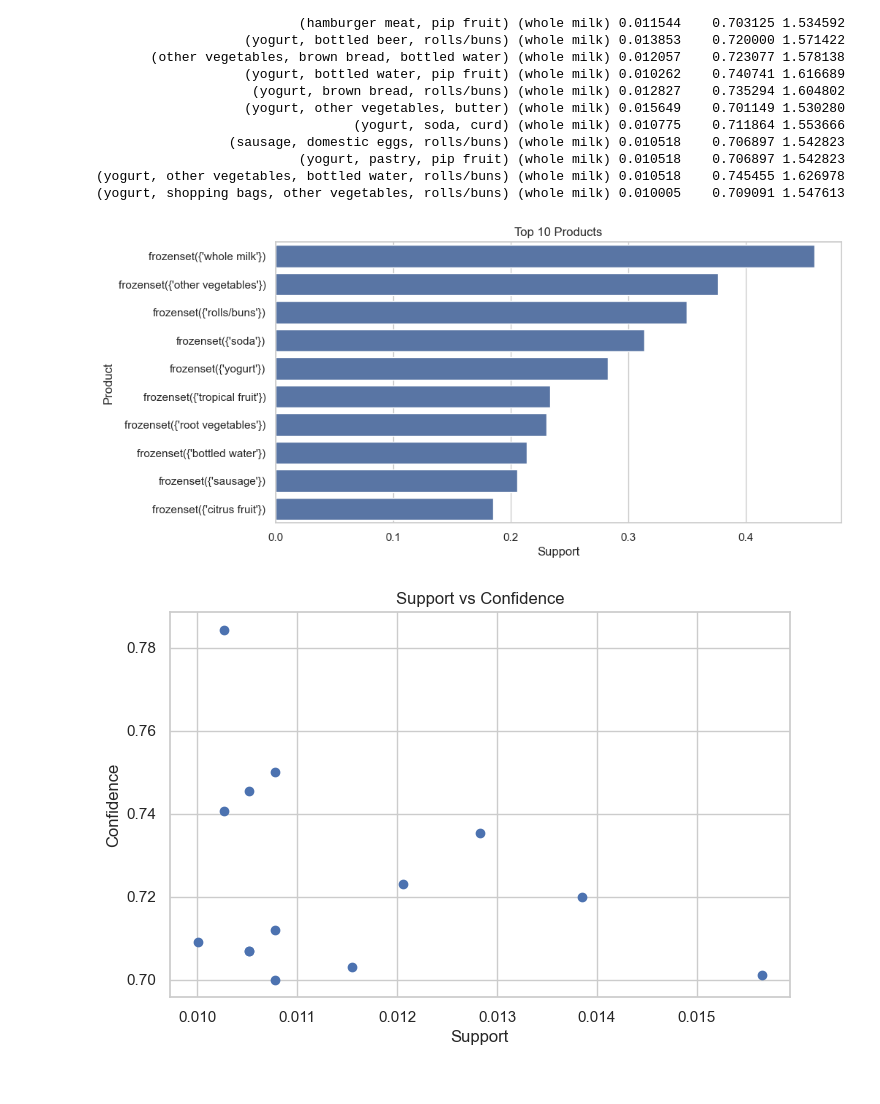
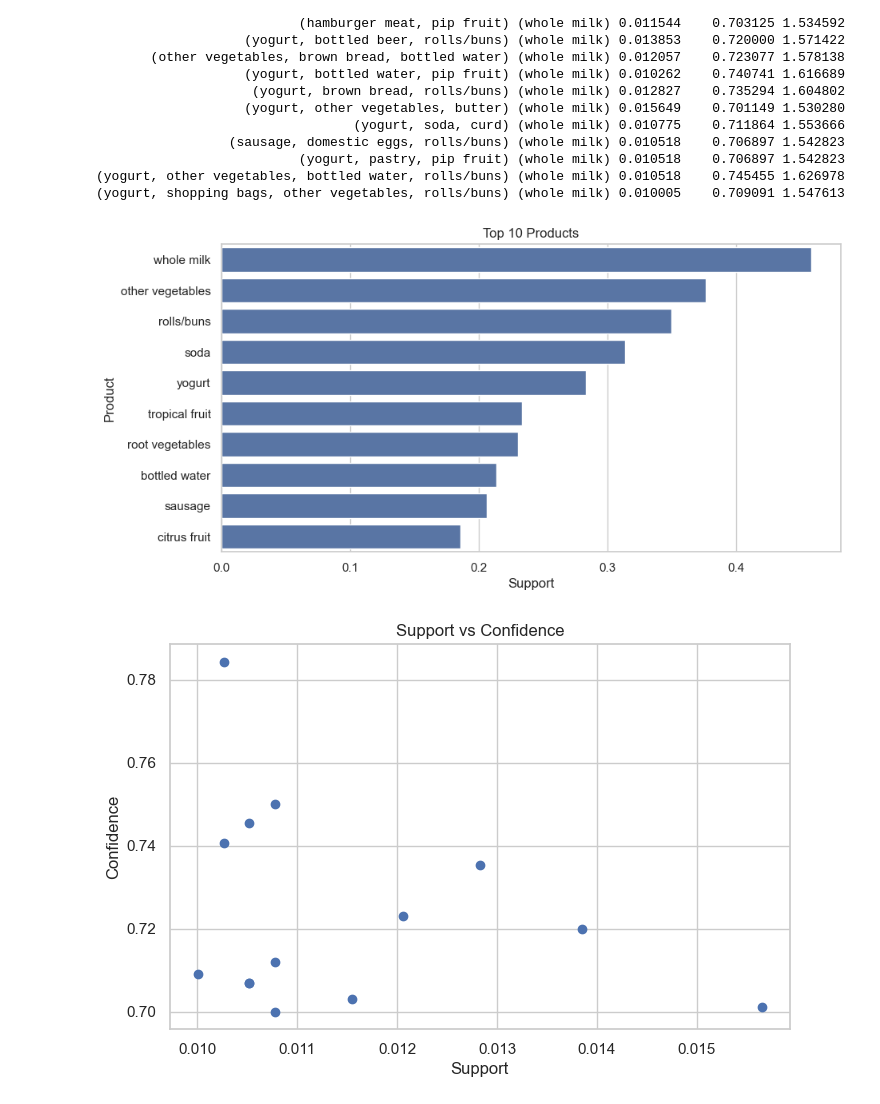
Before and after one commit to sahilkavishka/data_mining_1, a Jupyter notebook: project_1.ipynb, the cells around one changed output. Cells and saved outputs as stored; diff of their text form; code cells hidden in the pictures.

Commit message:
chore: update notebook and output visualization

```diff
--- a/project_1.ipynb
+++ b/project_1.ipynb
@@ -103,34 +103,28 @@ print(clean_rules.to_string(index=False))
 (yogurt, other vegetables, bottled water, rolls/buns) (whole milk) 0.010518    0.745455 1.626978
 (yogurt, shopping bags, other vegetables, rolls/buns) (whole milk) 0.010005    0.709091 1.547613
 # %%
-
 # Find single items only
 frequent_itemsets['length'] = frequent_itemsets['itemsets'].str.len()
 
-single_items = frequent_itemsets[frequent_itemsets['length'] == 1
-]
+single_items = frequent_itemsets[frequent_itemsets['length'] == 1]
 
 # Get top 10 items
-top_10 = single_items.sort_values(by='support',ascending=False).head(10)
+top_10 = single_items.sort_values(by='support', ascending=False).head(10)
 
-# Convert item names to text
-top_10['name'] = top_10['itemsets'].astype(str)
+# Extract item name from frozenset
+top_10['name'] = top_10['itemsets'].apply(lambda x: list(x)[0])
 
-# Create bar chart
+# Plot
 plt.figure(figsize=(10, 5))
+sns.barplot(data=top_10, x='support', y='name')
 
-sns.barplot(data=top_10,x='support',y='name')
-
-# Titles
 plt.title('Top 10 Products')
-
 plt.xlabel('Support')
 plt.ylabel('Product')
 
-# Show chart
 plt.show()
 # %% [output]
-[figure, old version]
+[figure, new version]
 # %%
 # Scatter Plot
 plt.figure(figsize=(8, 5))
```
Also changed, not shown: 1 other file.
